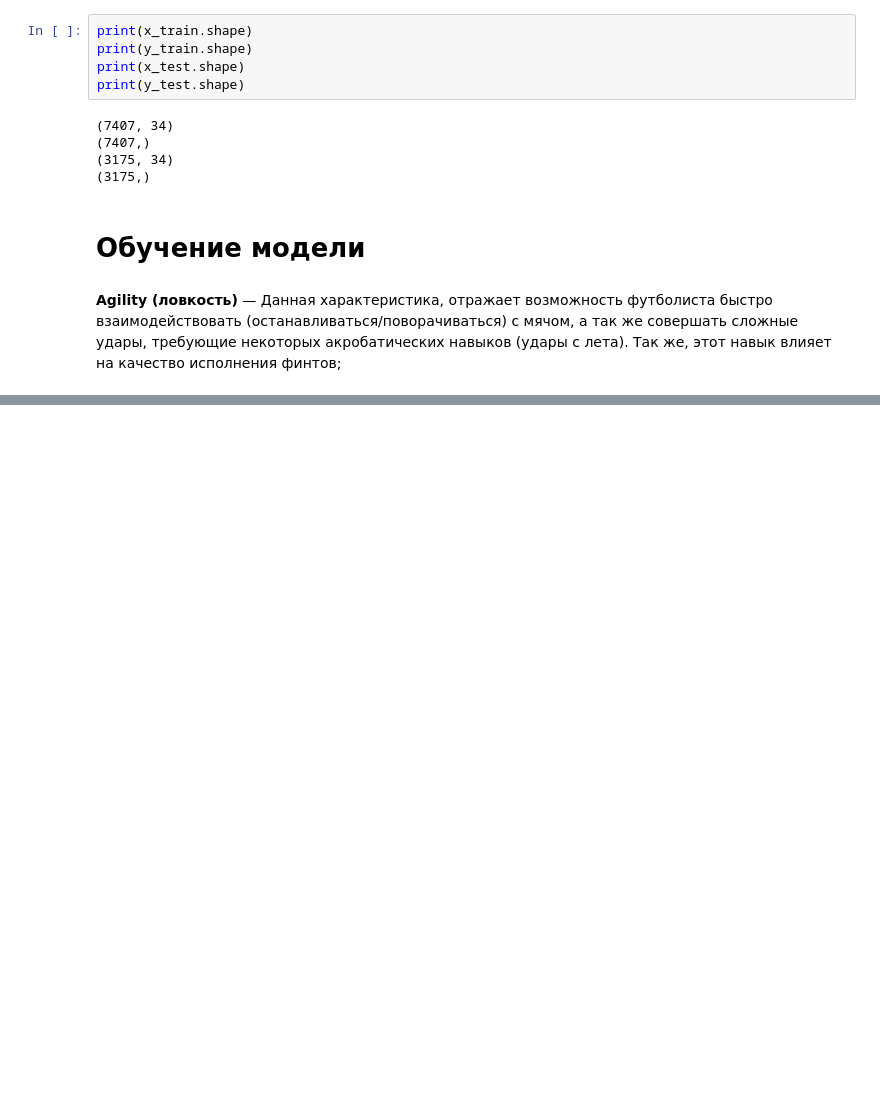
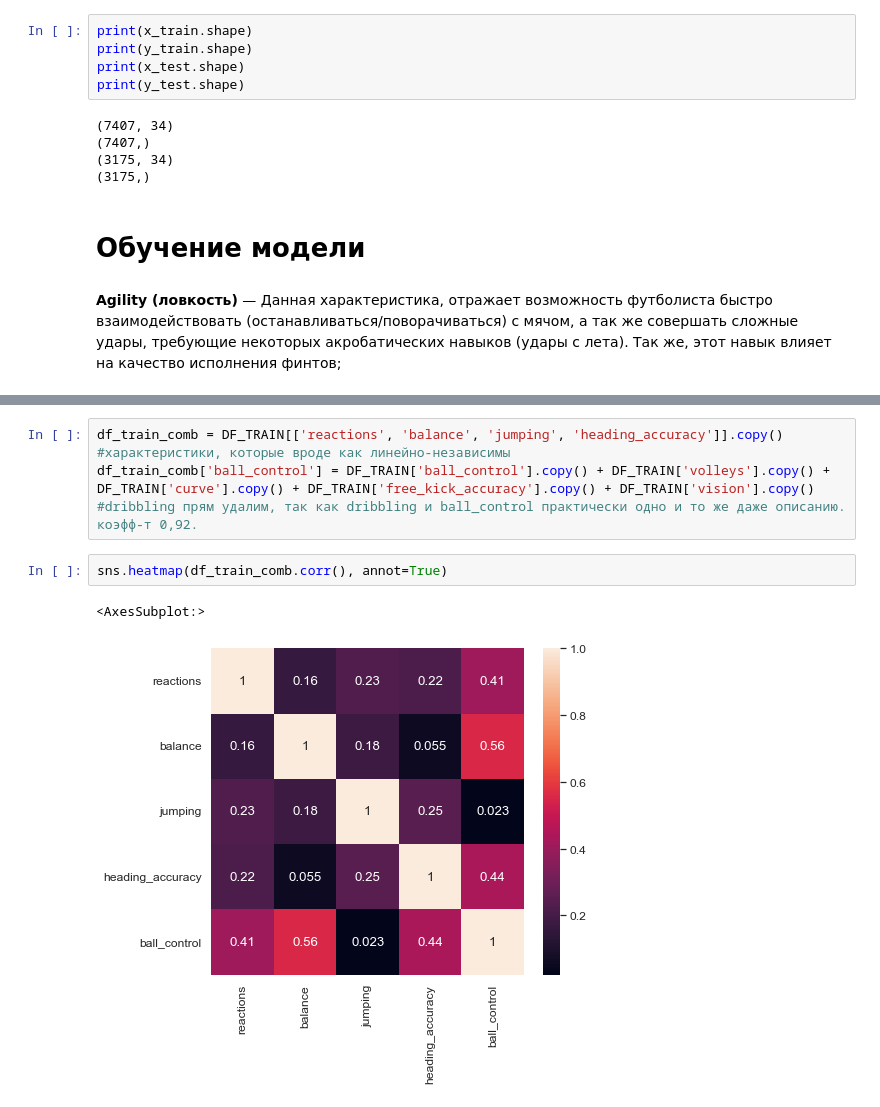
Before and after one commit to zappaz00/3_linear_regression, a Jupyter notebook: linear_regression.ipynb, the cells around one changed output, grey strips where cells are left out. Cells and saved outputs as stored; diff of their text form; blank space fills up the shorter version.

```diff
--- a/linear_regression.ipynb
+++ b/linear_regression.ipynb
@@ -1749,0 +1783,8 @@ print(y_test.shape)
+# %%
+df_train_comb = DF_TRAIN[['reactions', 'balance', 'jumping', 'heading_accuracy']].copy() #характеристики, которые вроде как линейно-независимы
+df_train_comb['ball_control'] = DF_TRAIN['ball_control'].copy() + DF_TRAIN['volleys'].copy() + DF_TRAIN['curve'].copy() + DF_TRAIN['free_kick_accuracy'].copy() + DF_TRAIN['vision'].copy() #dribbling прям удалим, так как dribbling и ball_control практически одно и то же даже описанию. коэфф-т 0,92.
+# %%
+sns.heatmap(df_train_comb.corr(), annot=True)
+# %% [output]
+<AxesSubplot:>
+[figure, added]
```
Also changed, not shown: parts of 7 cells of this notebook.
